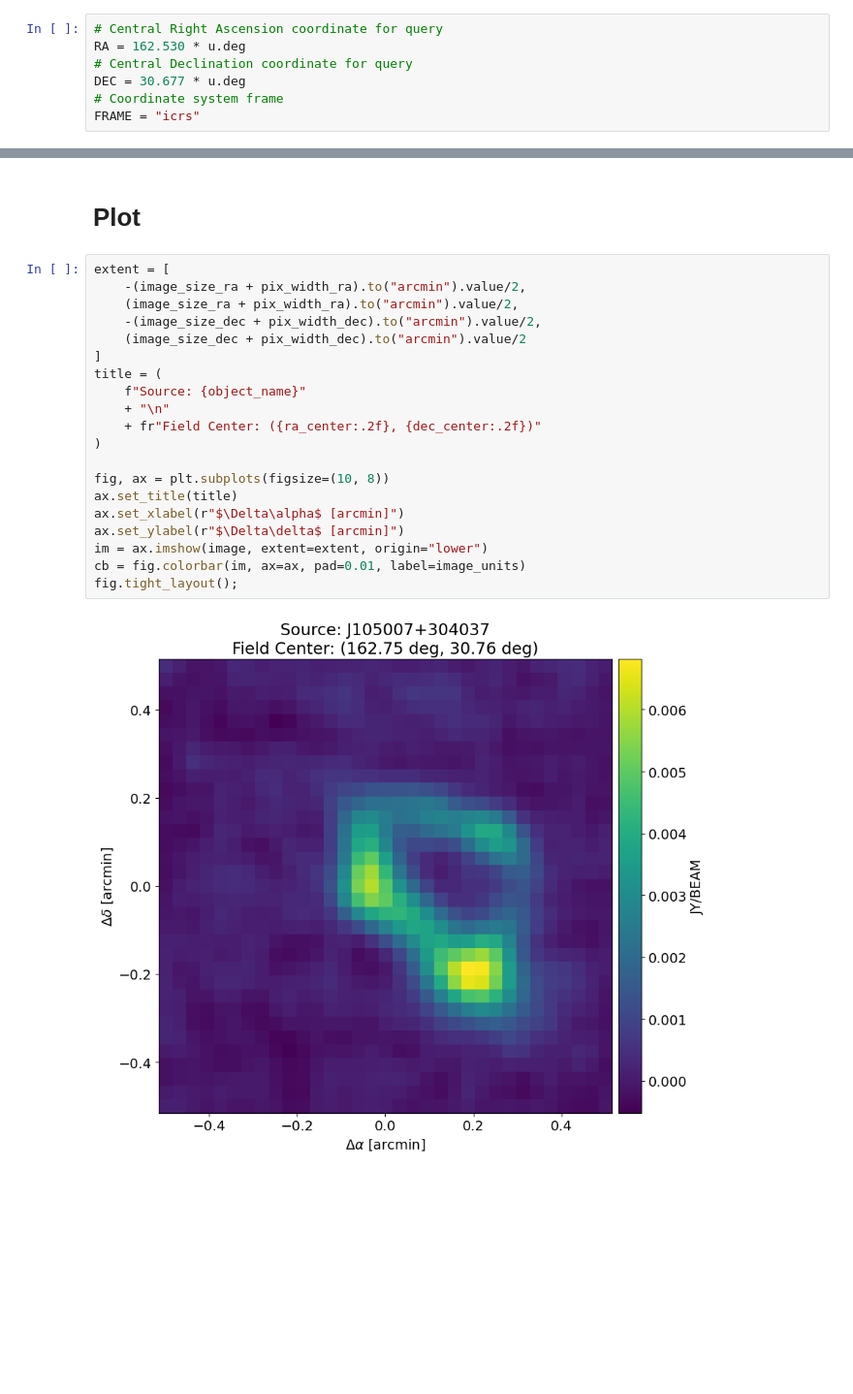
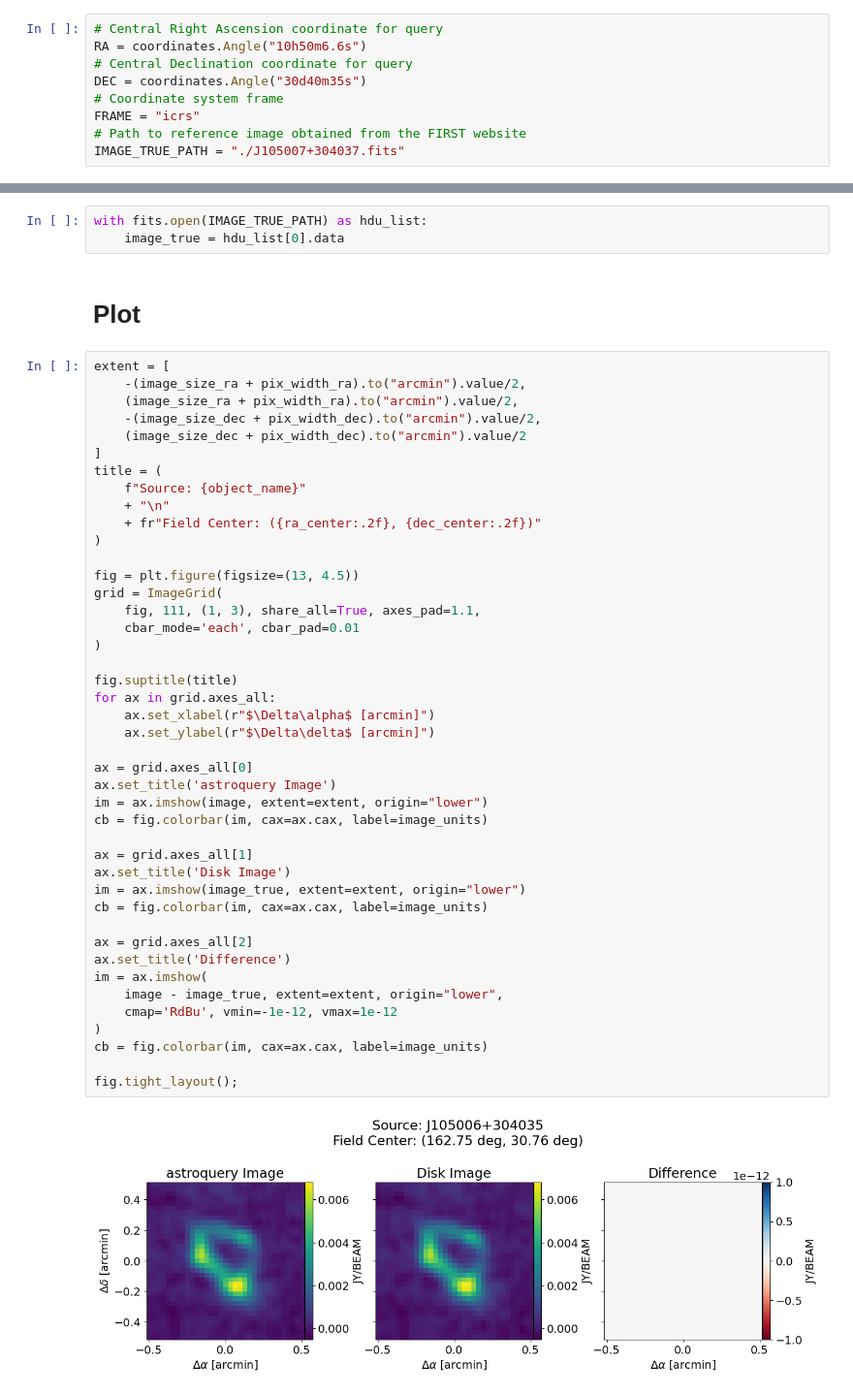
Before and after one commit to guotsuan/science-testcases-srcnetv01, a Jupyter notebook: SWF-005-T1/SWF-005-T1.ipynb, the cells around one changed output, grey strips where cells are left out. Shown at 97% size. Drawn from its saved outputs; the diff is of its cells as text; blank space fills up the shorter version.

Commit message:
Add comparison to reference image obtained from FIRST website

```diff
--- a/SWF-005-T1/SWF-005-T1.ipynb
+++ b/SWF-005-T1/SWF-005-T1.ipynb
@@ -12,11 +20,13 @@ import matplotlib.pyplot as plt
 # Configuration
 # %%
 # Central Right Ascension coordinate for query
-RA = 162.530 * u.deg
+RA = coordinates.Angle("10h50m6.6s")
 # Central Declination coordinate for query
-DEC = 30.677 * u.deg
+DEC = coordinates.Angle("30d40m35s")
 # Coordinate system frame
 FRAME = "icrs"
+# Path to reference image obtained from the FIRST website
+IMAGE_TRUE_PATH = "./J105007+304037.fits"
 # %% [markdown]
 # Retrieve FITS image
 # %%
@@ -35,24 +47,50 @@ pix_width_dec = image_size_dec / image.shape[0]
+# %%
+with fits.open(IMAGE_TRUE_PATH) as hdu_list:
+    image_true = hdu_list[0].data
 # %% [markdown]
 # Plot
 # %%
 extent = [
     -(image_size_ra + pix_width_ra).to("arcmin").value/2,
     (image_size_ra + pix_width_ra).to("arcmin").value/2,
     -(image_size_dec + pix_width_dec).to("arcmin").value/2,
     (image_size_dec + pix_width_dec).to("arcmin").value/2
 ]
 title = (
     f"Source: {object_name}"
     + "\n"
     + fr"Field Center: ({ra_center:.2f}, {dec_center:.2f})"
 )
 
-fig, ax = plt.subplots(figsize=(10, 8))
-ax.set_title(title)
-ax.set_xlabel(r"$\Delta\alpha$ [arcmin]")
-ax.set_ylabel(r"$\Delta\delta$ [arcmin]")
+fig = plt.figure(figsize=(13, 4.5))
+grid = ImageGrid(
+    fig, 111, (1, 3), share_all=True, axes_pad=1.1,
+    cbar_mode='each', cbar_pad=0.01
+)
+
+fig.suptitle(title)
+for ax in grid.axes_all:
+    ax.set_xlabel(r"$\Delta\alpha$ [arcmin]")
+    ax.set_ylabel(r"$\Delta\delta$ [arcmin]")
+
+ax = grid.axes_all[0]
+ax.set_title('astroquery Image')
 im = ax.imshow(image, extent=extent, origin="lower")
-cb = fig.colorbar(im, ax=ax, pad=0.01, label=image_units)
+cb = fig.colorbar(im, cax=ax.cax, label=image_units)
+
+ax = grid.axes_all[1]
+ax.set_title('Disk Image')
+im = ax.imshow(image_true, extent=extent, origin="lower")
+cb = fig.colorbar(im, cax=ax.cax, label=image_units)
+
+ax = grid.axes_all[2]
+ax.set_title('Difference')
+im = ax.imshow(
+    image - image_true, extent=extent, origin="lower",
+    cmap='RdBu', vmin=-1e-12, vmax=1e-12
+)
+cb = fig.colorbar(im, cax=ax.cax, label=image_units)
+
 fig.tight_layout();
 # %% [output]
-[figure, old version]
+[figure, new version]
```
Also changed, not shown: parts of 3 cells of this notebook.
